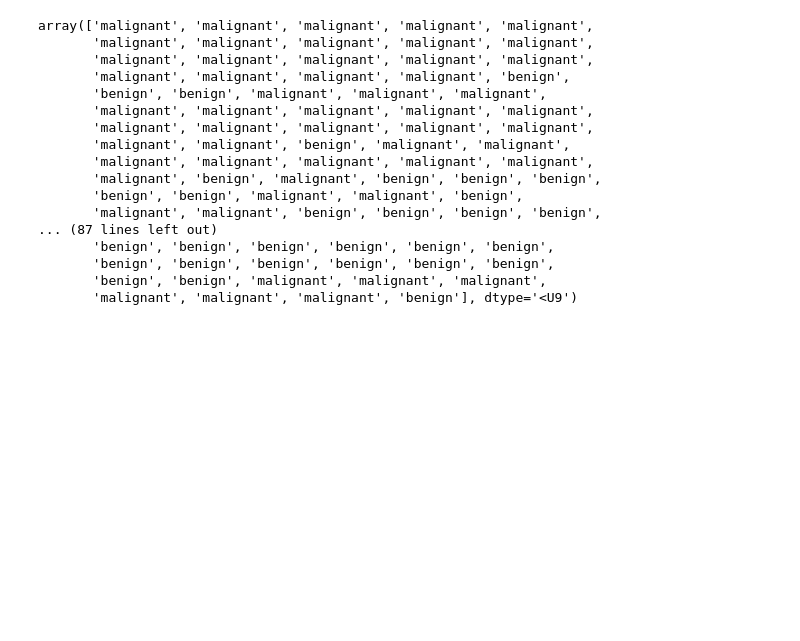
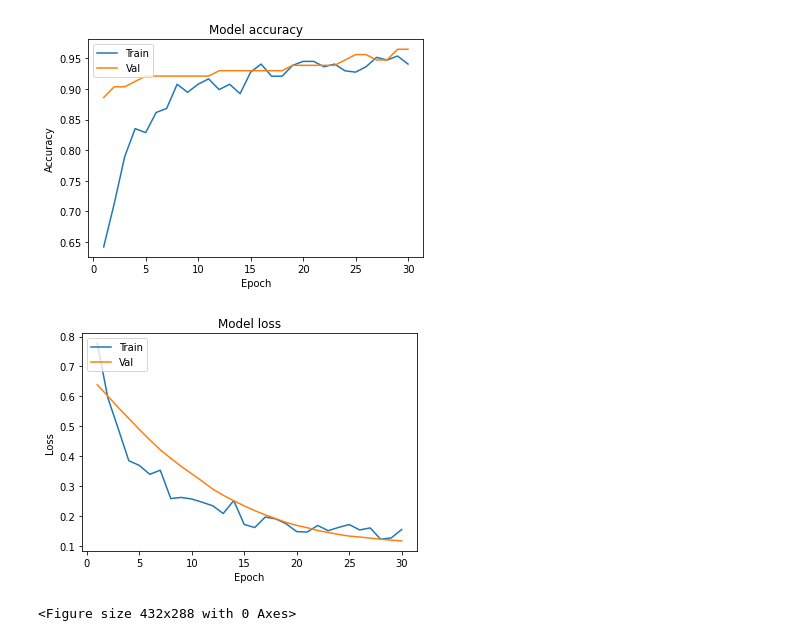
Before and after one commit to ktonon0401/AI-training, a Jupyter notebook: CNN_Breast_Cancer.ipynb, the cells around one changed output. Saved outputs shown, nothing was run; the diff lists cells and outputs as text; code cells hidden in the pictures; blank space fills up the shorter version.

```diff
--- a/CNN_Breast_Cancer.ipynb
+++ b/CNN_Breast_Cancer.ipynb
@@ -76,0 +93,17 @@ model.add(Dense(1,activation = 'sigmoid'))
+# %%
+# Initialize the CNN
+model = Sequential()
+model.add(Conv1D(filters=32,kernel_size=2,activation='relu',input_shape=(30,1)))
+model.add(BatchNormalization())
+model.add(Dropout(0.2))
+
+model.add(Conv1D(filters=64,kernel_size=2,activation='relu'))
+model.add(BatchNormalization())
+model.add(Dropout(0.5))
+
+# Full connection
+model.add(Flatten())
+model.add(Dense(64,activation = 'relu'))
+model.add(Dropout(0.5))
+
+model.add(Dense(1,activation = 'sigmoid'))
@@ -77,5 +130,5 @@ model.add(Dense(1,activation = 'sigmoid'))
 # %%
-opt = SGD(learning_rate=0.01,momentum=0.9)
-model.compile(optimizer='adam', loss='binary_crossentropy',metrics=['accuracy'])
-history = model.fit(x_train,y_train,epochs=15,batch_size=36,validation_data=(x_test,y_test),verbose=1)
+# opt = SGD(learning_rate=0.001,momentum=0.9)
+model.compile(optimizer=Adam(lr=0.00005), loss='binary_crossentropy',metrics=['accuracy'])
+history = model.fit(x_train,y_train,epochs=30,validation_data=(x_test,y_test),verbose=1)
 # %% [output]
@@ -99,20 +153,25 @@ Epoch 15/15
-# %%
-mydata.target_names[y]
-# %% [output]
-array(['malignant', 'malignant', 'malignant', 'malignant', 'malignant',
-       'malignant', 'malignant', 'malignant', 'malignant', 'malignant',
-       'malignant', 'malignant', 'malignant', 'malignant', 'malignant',
-       'malignant', 'malignant', 'malignant', 'malignant', 'benign',
-       'benign', 'benign', 'malignant', 'malignant', 'malignant',
-       'malignant', 'malignant', 'malignant', 'malignant', 'malignant',
-       'malignant', 'malignant', 'malignant', 'malignant', 'malignant',
-       'malignant', 'malignant', 'benign', 'malignant', 'malignant',
-       'malignant', 'malignant', 'malignant', 'malignant', 'malignant',
-       'malignant', 'benign', 'malignant', 'benign', 'benign', 'benign',
-       'benign', 'benign', 'malignant', 'malignant', 'benign',
-       'malignant', 'malignant', 'benign', 'benign', 'benign', 'benign',
-... (87 lines left out)
-       'benign', 'benign', 'benign', 'benign', 'benign', 'benign',
-       'benign', 'benign', 'benign', 'benign', 'benign', 'benign',
-       'benign', 'benign', 'malignant', 'malignant', 'malignant',
-       'malignant', 'malignant', 'malignant', 'benign'], dtype='<U9')
+# %%
+def plot_learningCurve(history,epoch):
+  #Plot training & validation accuracy values
+  epoch_range = range(1,epoch+1)
+  plt.plot(epoch_range,history.history['accuracy'])
+  plt.plot(epoch_range,history.history['val_accuracy'])
+  plt.title('Model accuracy')
+  plt.ylabel('Accuracy')
+  plt.xlabel('Epoch')
+  plt.legend(['Train','Val'], loc='upper left')
+  plt.show()
+  #Plot training & validation loss values
+  plt.plot(epoch_range,history.history['loss'])
+  plt.plot(epoch_range,history.history['val_loss'])
+  plt.title('Model loss')
+  plt.ylabel('Loss')
+  plt.xlabel('Epoch')
+  plt.legend(['Train','Val'], loc='upper left')
+  plt.show()
+# %%
+plot_learningCurve(history,30)
+# %% [output]
+[figure, added]
+[figure, added]
+<Figure size 432x288 with 0 Axes>
```
Also changed, not shown: parts of 25 cells of this notebook.
